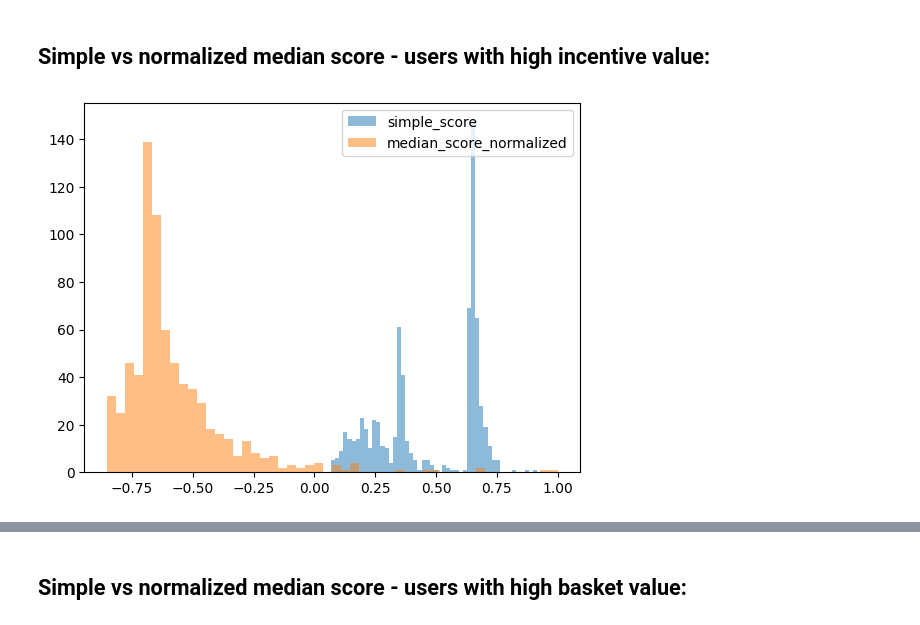
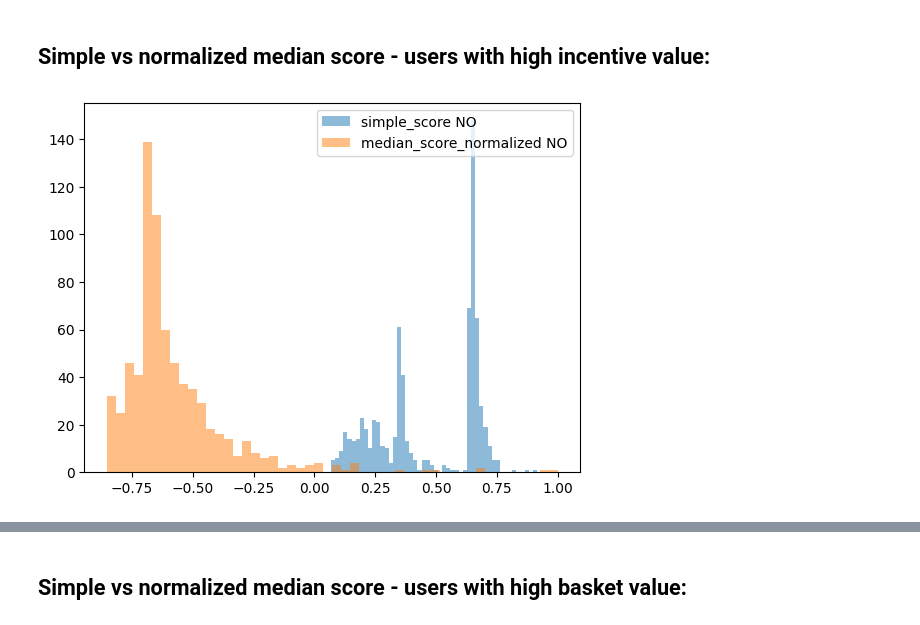
Before and after one commit to AChiaraCapuano/incentives_analysis, a Jupyter notebook: analysis_nb.ipynb, the cells around one changed output, grey strips where cells are left out. Saved outputs shown, nothing was run; the diff lists cells and outputs as text; code cells hidden in the pictures.

```diff
--- a/analysis_nb.ipynb
+++ b/analysis_nb.ipynb
@@ -147,8 +232,8 @@ plt.legend(loc='upper right');
 # %% [markdown]
 ## Simple vs normalized median score - users with high incentive value:
 # %%
-plt.hist(df_sol[df_sol['incentive_value']>50]['simple_score'], alpha=0.5, label='simple_score', bins=50);
-plt.hist(df_sol[df_sol['incentive_value']>50]['median_score_normalized'], alpha=0.5, label='median_score_normalized', bins=50);
+plt.hist(df_sol[df_sol['incentive_value']>50]['simple_score'], alpha=0.5, label='simple_score NO', bins=50);
+plt.hist(df_sol[df_sol['incentive_value']>50]['median_score_normalized'], alpha=0.5, label='median_score_normalized NO', bins=50);
 plt.legend(loc='upper right');
 # %% [output]
-[figure, old version]
+[figure, new version]
```
Also changed, not shown: parts of 32 cells of this notebook.
